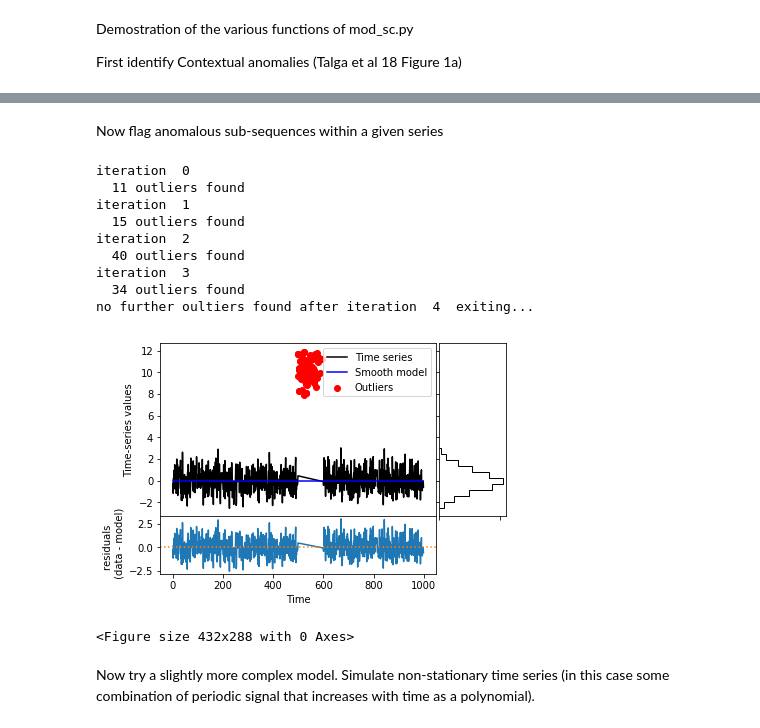
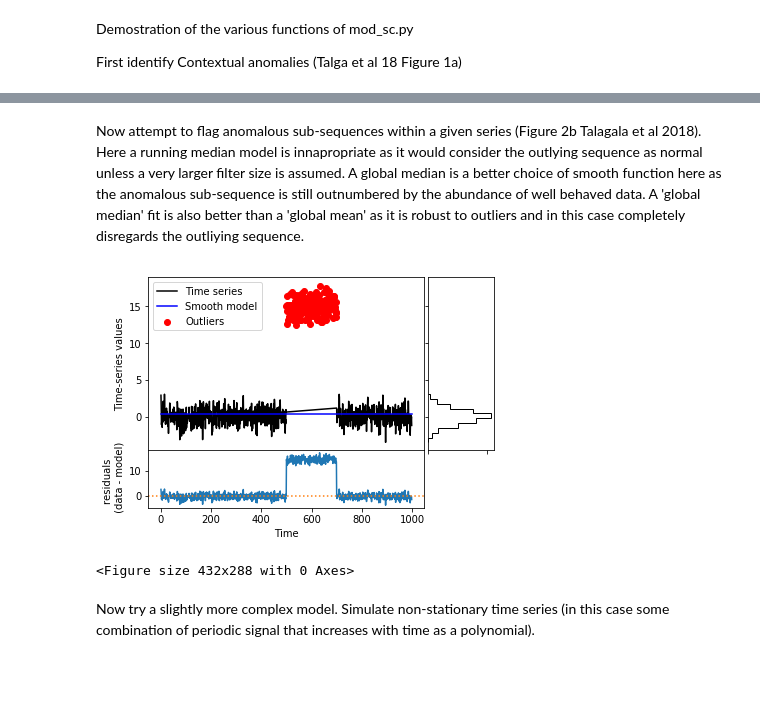
Before and after one commit to drds1/projects, a Jupyter notebook: outlier_detection/demo_outlier.ipynb, the cells around one changed output, grey strips where cells are left out. Drawn from its saved outputs; the diff is of its cells as text; code cells hidden in the pictures; blank space fills up the shorter version.

```diff
--- a/outlier_detection/demo_outlier.ipynb
+++ b/outlier_detection/demo_outlier.ipynb
@@ -36,25 +36,20 @@ fname='running median',filter_size = 5,max_iteration=10,diagnostic_figure='show'
 <Figure size 432x288 with 0 Axes>
-# %% [markdown]
-Now flag anomalous sub-sequences within a given series
+# %% [markdown]
+Now attempt to flag anomalous sub-sequences within a given series (Figure 2b Talagala et al 2018). Here a running median model is innapropriate as it would consider the outlying sequence as normal unless a very larger filter size is assumed. A global median is a better choice of smooth function here as the anomalous sub-sequence is still outnumbered by the abundance of well behaved data. A 'global median' fit is also better than a 'global mean' as it is robust to outliers and in this case completely disregards the outliying sequence.
 # %%
-subsequence_size = 100
+# define the random sub-sequence
+subsequence_size = 200
 data_y = np.random.randn(n_true)*sd_true
 id_test = np.arange(n_true/2,n_true/2+subsequence_size)
-data_y[id_test] = np.random.randn(subsequence_size)*sd_outlier + mean_outlier
-data_y_pass,data_x_pass,model_y,idx_outlier = orej.outrej(data_y,sd_check=3.5,
-fname='global median',filter_size = 5,max_iteration=10,diagnostic_figure='show')
+data_y[id_test] = np.random.randn(subsequence_size)*sd_outlier + 1.5*mean_outlier
+
+
+#call to 'outlier_smooth'
+idx_outlier = orej.outlier_smooth(data_y,sd_check=1,fname='global median',runtype='series',
+                                  filter_size = 5,max_iteration=1,diagnostic_figure='show')
 # %% [output]
+[figure, new version]
-iteration  0
-  11 outliers found
-iteration  1
-  15 outliers found
-iteration  2
-  40 outliers found
-iteration  3
-  34 outliers found
-no further oultiers found after iteration  4  exiting...
+<Figure size 432x288 with 0 Axes>
-[figure, old version]
-<Figure size 432x288 with 0 Axes>
 # %% [markdown]
 Now try a slightly more complex model. Simulate non-stationary time series (in this case some combination of periodic signal that increases with time as a polynomial).
 # %%
```
Also changed, not shown: parts of 3 cells of this notebook, 4 other files.
